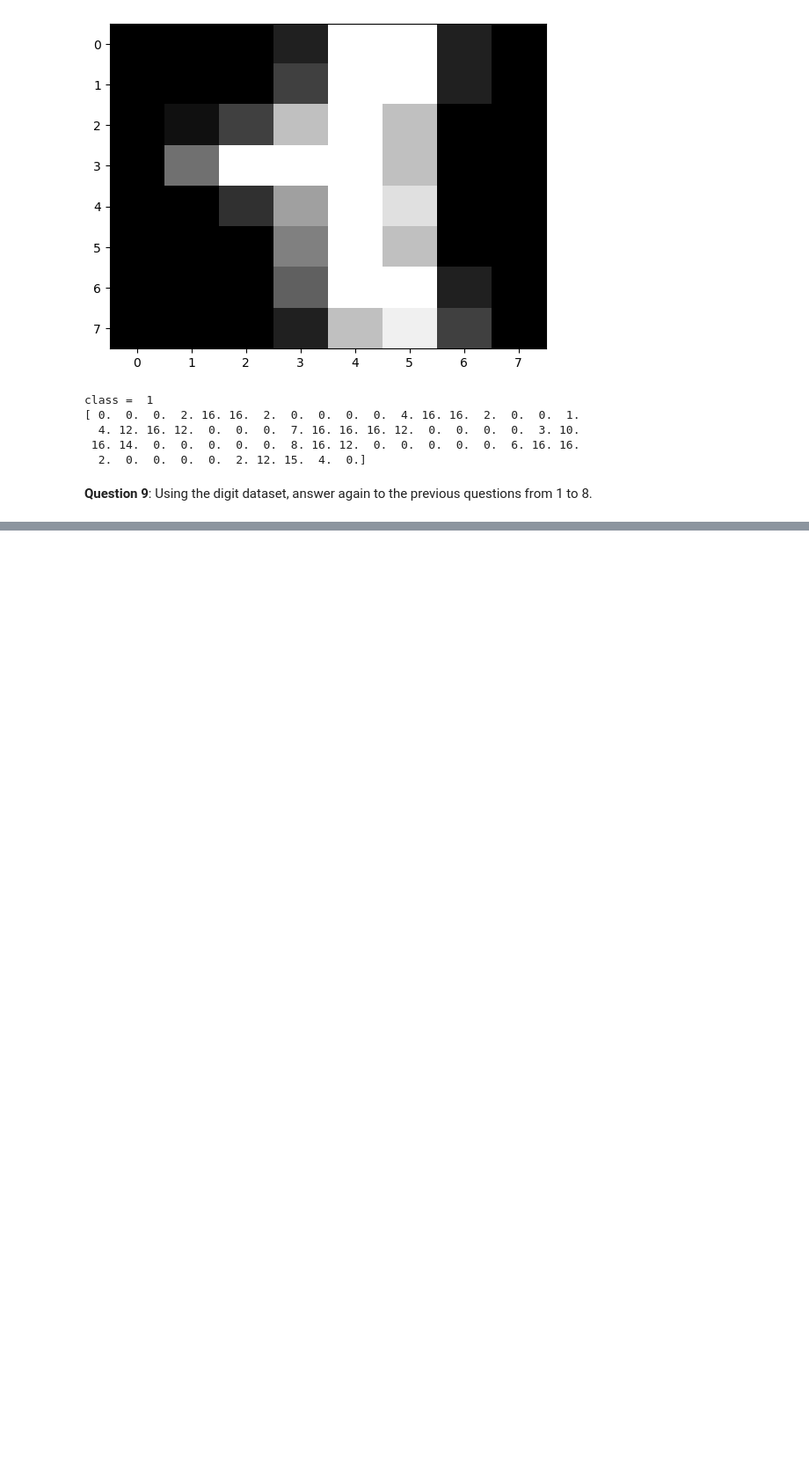
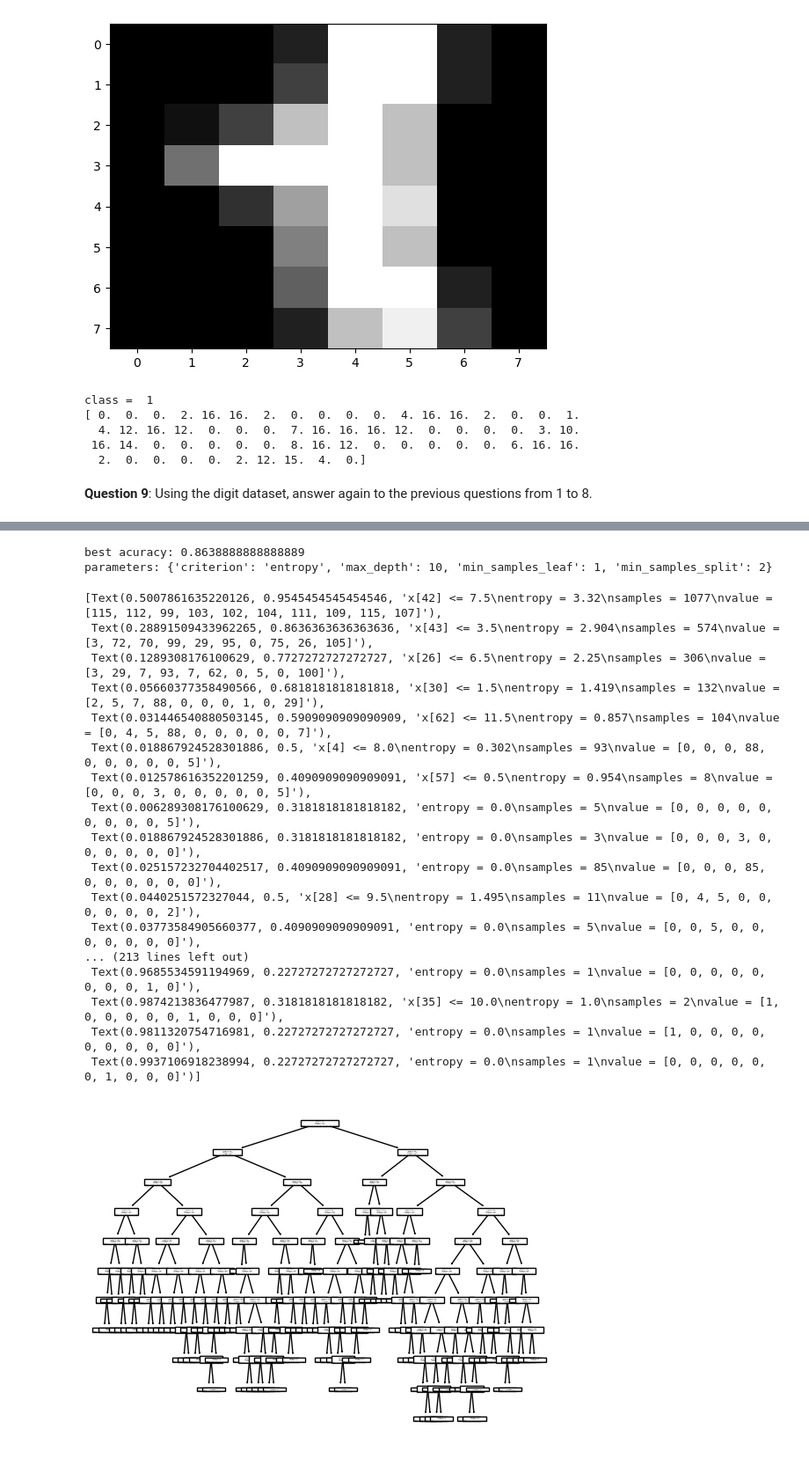
Before and after one commit to Guekka/Polytech, a Jupyter notebook: SI4/S7/machine_learning/td1/td1.ipynb, the cells around one changed output, grey strips where cells are left out. Shown at 88% size. Drawn from its saved outputs; the diff is of its cells as text; code cells hidden in the pictures; blank space fills up the shorter version.

```diff
--- a/SI4/S7/machine_learning/td1/td1.ipynb
+++ b/SI4/S7/machine_learning/td1/td1.ipynb
@@ -267,0 +441,71 @@ f1 [0.97468354 0.975     ]
+# %%
+# Same but with GridSearchCV
+
+from sklearn.model_selection import GridSearchCV
+from sklearn.tree import DecisionTreeClassifier, plot_tree
+from sklearn.model_selection import train_test_split
+
+def find_best_decision_tree(X, y, param_grid):
+    # Split the data into training, testing and validation sets
+    X_train, X_test, y_train, y_test = train_test_split(X, y, test_size=0.2, random_state=42)
+    X_train, X_val, y_train, y_val = train_test_split(X_train, y_train, test_size=0.25, random_state=42)
+
+    # Create a Decision Tree classifier
+    clf = DecisionTreeClassifier()
+
+    # Use GridSearchCV to find the best hyperparameters
+    grid_search = GridSearchCV(clf, param_grid, cv=5)
+    grid_search.fit(X_train, y_train)
+
+    # Get the best parameters and estimator
+    best_params = grid_search.best_params_
+    best_estimator = grid_search.best_estimator_
+
+    # Fit the best model to the training data
+    best_estimator.fit(X_train, y_train)
+
+    # Make predictions on the test data
+    y_pred = best_estimator.predict(X_test)
+    acuracy = accuracy_score(y_test, y_pred)
+
+    # Evaluate the best model
+    y_pred_val = best_estimator.predict(X_val)
+    accuracy = accuracy_score(y_val, y_pred_val)
+
+    return best_estimator, best_params, accuracy
+
+param_grid = {
+    'criterion': ['gini', 'entropy'],
+    'max_depth': [None, 5, 10, 15],
+    'min_samples_split': [2, 5, 10],
+    'min_samples_leaf': [1, 2, 4]
+}
+
+from sklearn.datasets import load_digits
+X, y = load_digits(return_X_y=True)
+
+best_model, best_params, accuracy = find_best_decision_tree(X, y, param_grid)
+print(f"best acuracy: {accuracy}")
+print(f"parameters: {best_params}")
+plot_tree(best_model)
+# %% [output]
+best acuracy: 0.8638888888888889
+parameters: {'criterion': 'entropy', 'max_depth': 10, 'min_samples_leaf': 1, 'min_samples_split': 2}
+[Text(0.5007861635220126, 0.9545454545454546, 'x[42] <= 7.5\nentropy = 3.32\nsamples = 1077\nvalue = [115, 112, 99, 103, 102, 104, 111, 109, 115, 107]'),
+ Text(0.28891509433962265, 0.8636363636363636, 'x[43] <= 3.5\nentropy = 2.904\nsamples = 574\nvalue = [3, 72, 70, 99, 29, 95, 0, 75, 26, 105]'),
+ Text(0.1289308176100629, 0.7727272727272727, 'x[26] <= 6.5\nentropy = 2.25\nsamples = 306\nvalue = [3, 29, 7, 93, 7, 62, 0, 5, 0, 100]'),
+ Text(0.05660377358490566, 0.6818181818181818, 'x[30] <= 1.5\nentropy = 1.419\nsamples = 132\nvalue = [2, 5, 7, 88, 0, 0, 0, 1, 0, 29]'),
+ Text(0.031446540880503145, 0.5909090909090909, 'x[62] <= 11.5\nentropy = 0.857\nsamples = 104\nvalue = [0, 4, 5, 88, 0, 0, 0, 0, 0, 7]'),
+ Text(0.018867924528301886, 0.5, 'x[4] <= 8.0\nentropy = 0.302\nsamples = 93\nvalue = [0, 0, 0, 88, 0, 0, 0, 0, 0, 5]'),
+ Text(0.012578616352201259, 0.4090909090909091, 'x[57] <= 0.5\nentropy = 0.954\nsamples = 8\nvalue = [0, 0, 0, 3, 0, 0, 0, 0, 0, 5]'),
+ Text(0.006289308176100629, 0.3181818181818182, 'entropy = 0.0\nsamples = 5\nvalue = [0, 0, 0, 0, 0, 0, 0, 0, 0, 5]'),
+ Text(0.018867924528301886, 0.3181818181818182, 'entropy = 0.0\nsamples = 3\nvalue = [0, 0, 0, 3, 0, 0, 0, 0, 0, 0]'),
+ Text(0.025157232704402517, 0.4090909090909091, 'entropy = 0.0\nsamples = 85\nvalue = [0, 0, 0, 85, 0, 0, 0, 0, 0, 0]'),
+ Text(0.0440251572327044, 0.5, 'x[28] <= 9.5\nentropy = 1.495\nsamples = 11\nvalue = [0, 4, 5, 0, 0, 0, 0, 0, 0, 2]'),
+ Text(0.03773584905660377, 0.4090909090909091, 'entropy = 0.0\nsamples = 5\nvalue = [0, 0, 5, 0, 0, 0, 0, 0, 0, 0]'),
+... (213 lines left out)
+ Text(0.9685534591194969, 0.22727272727272727, 'entropy = 0.0\nsamples = 1\nvalue = [0, 0, 0, 0, 0, 0, 0, 0, 1, 0]'),
+ Text(0.9874213836477987, 0.3181818181818182, 'x[35] <= 10.0\nentropy = 1.0\nsamples = 2\nvalue = [1, 0, 0, 0, 0, 0, 1, 0, 0, 0]'),
+ Text(0.9811320754716981, 0.22727272727272727, 'entropy = 0.0\nsamples = 1\nvalue = [1, 0, 0, 0, 0, 0, 0, 0, 0, 0]'),
+ Text(0.9937106918238994, 0.22727272727272727, 'entropy = 0.0\nsamples = 1\nvalue = [0, 0, 0, 0, 0, 0, 1, 0, 0, 0]')]
+[figure, added]
```
Also changed, not shown: parts of 22 cells of this notebook, 9 other files.
